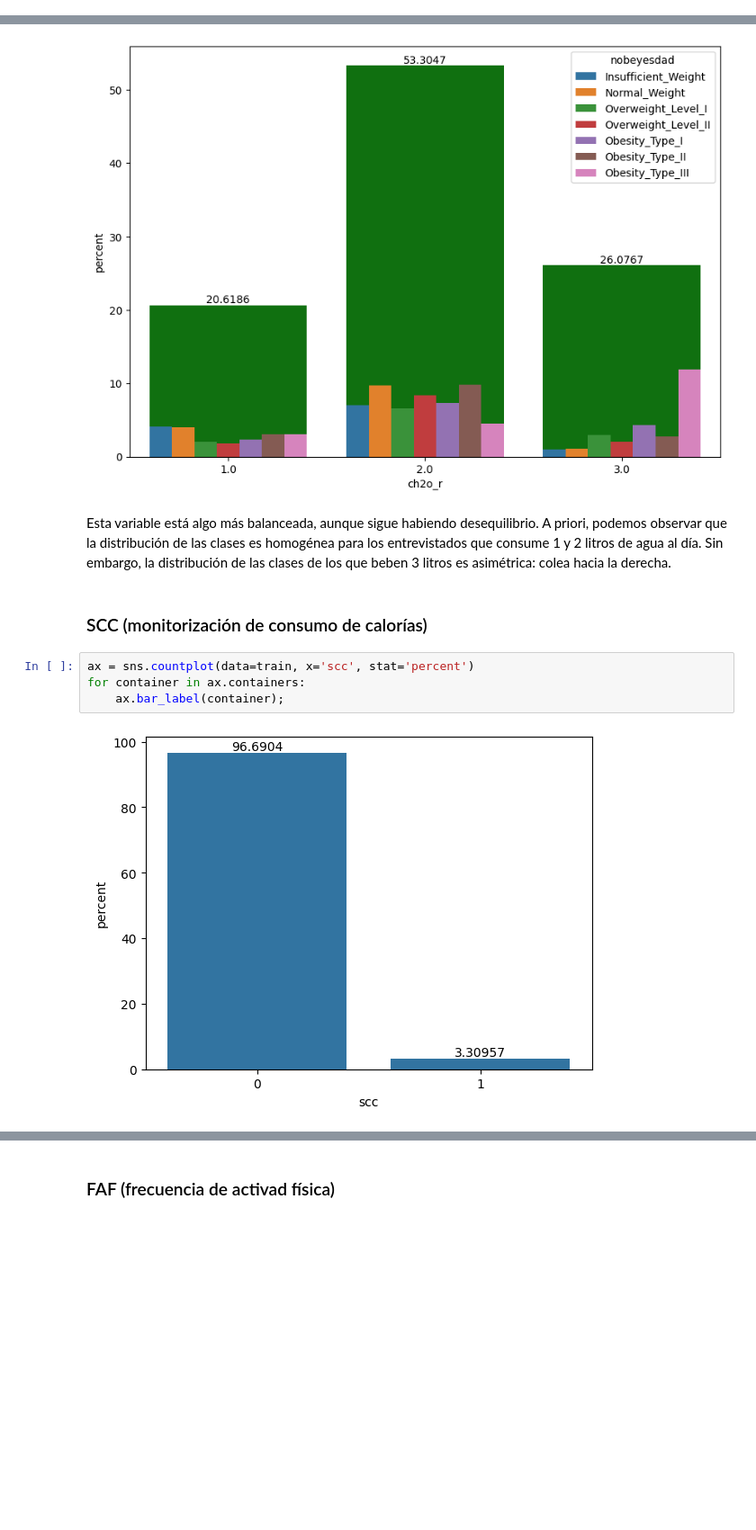
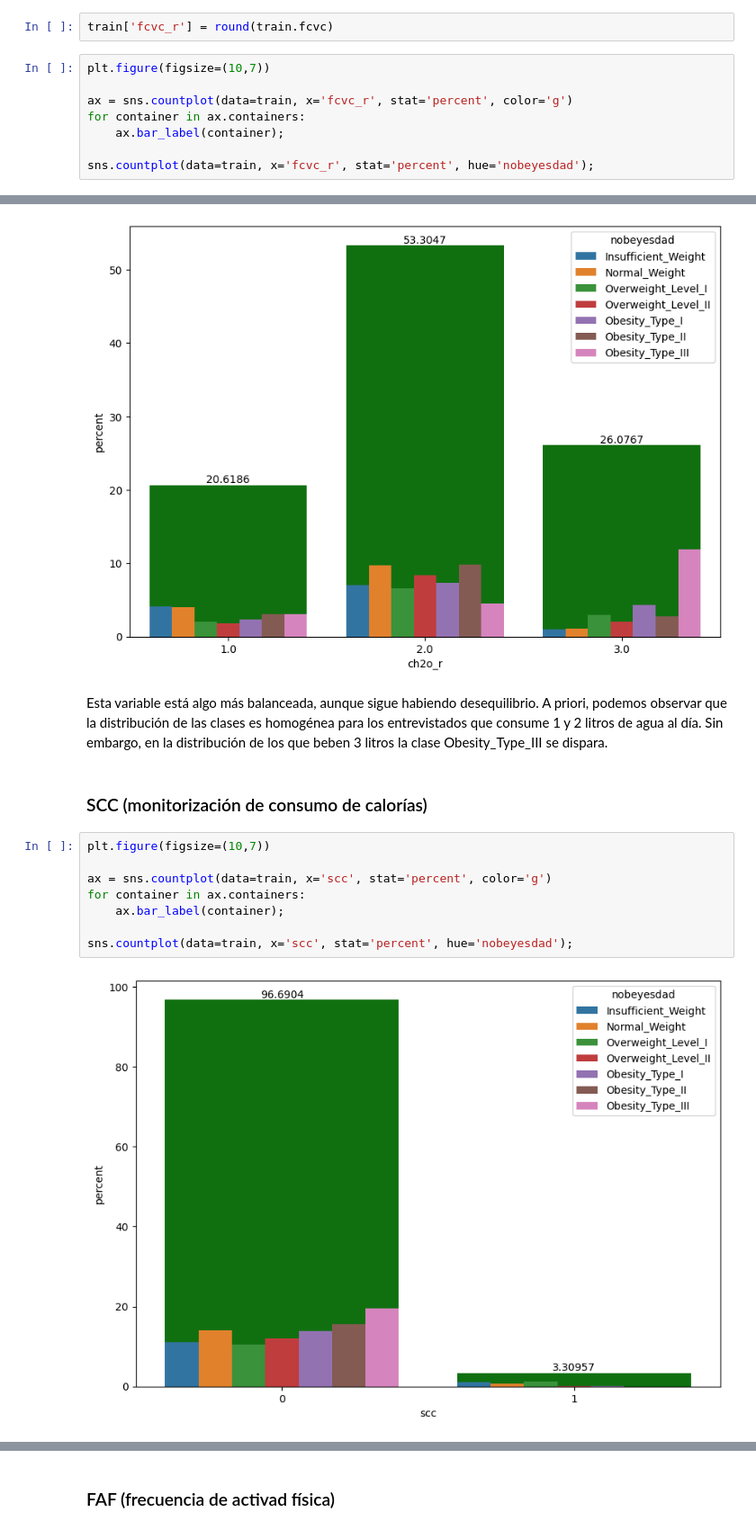
Before and after one commit to rodarribas/MachineLearning_ObesityRisk, a Jupyter notebook: notebooks/1_EDA.ipynb, the cells around one changed output, grey strips where cells are left out. Shown at 90% size. Drawn from its saved outputs; the diff is of its cells as text; blank space fills up the shorter version.

```diff
--- a/notebooks/1_EDA.ipynb
+++ b/notebooks/1_EDA.ipynb
@@ -327,0 +310,10 @@ Distribución bimodal, tanto para la variable como para las clases de acuerdo a
+# %%
+train['fcvc_r'] = round(train.fcvc)
+# %%
+plt.figure(figsize=(10,7))
+
+ax = sns.countplot(data=train, x='fcvc_r', stat='percent', color='g')
+for container in ax.containers:
+    ax.bar_label(container);
+
+sns.countplot(data=train, x='fcvc_r', stat='percent', hue='nobeyesdad');
@@ -398,13 +394,17 @@ sns.countplot(data=train, x='ch2o_r', stat='percent', hue='nobeyesdad');
 # %% [output]
 [figure]
 # %% [markdown]
-Esta variable está algo más balanceada, aunque sigue habiendo desequilibrio. A priori, podemos observar que la distribución de las clases es homogénea para los entrevistados que consume 1 y 2 litros de agua al día. Sin embargo, la distribución de las clases de los que beben 3 litros es asimétrica: colea hacia la derecha.
+Esta variable está algo más balanceada, aunque sigue habiendo desequilibrio. A priori, podemos observar que la distribución de las clases es homogénea para los entrevistados que consume 1 y 2 litros de agua al día. Sin embargo, en la distribución de los que beben 3 litros la clase Obesity_Type_III se dispara.
 # %% [markdown]
 ### SCC (monitorización de consumo de calorías)
 # %%
-ax = sns.countplot(data=train, x='scc', stat='percent')
+plt.figure(figsize=(10,7))
+
+ax = sns.countplot(data=train, x='scc', stat='percent', color='g')
 for container in ax.containers:
     ax.bar_label(container);
+
+sns.countplot(data=train, x='scc', stat='percent', hue='nobeyesdad');
 # %% [output]
-[figure, old version]
+[figure, new version]
 # %% [markdown]
```
Also changed, not shown: parts of 21 cells of this notebook, 8 other files.
